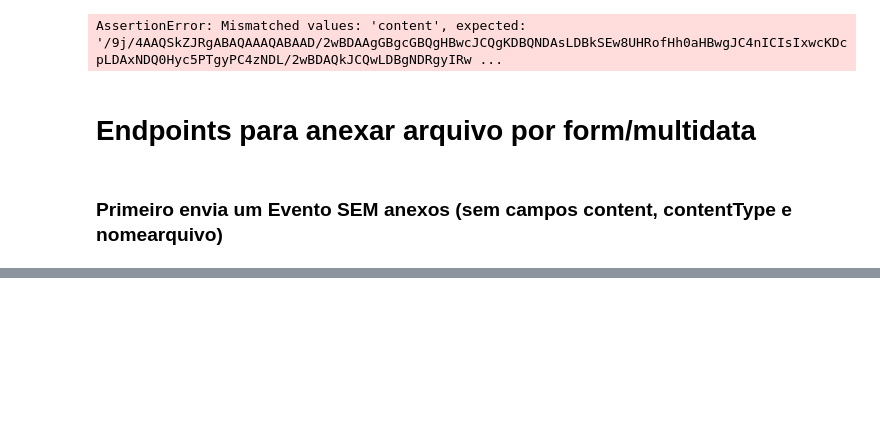
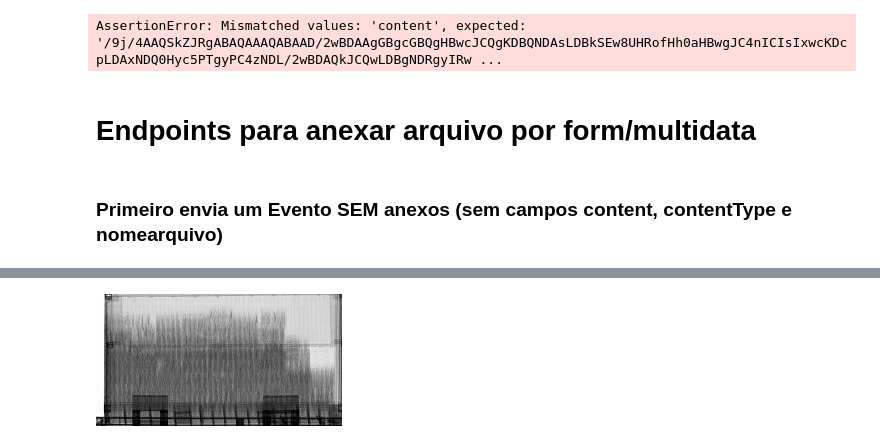
Before and after one commit to IvanBrasilico/ade02rest, a Jupyter notebook: notebooks/TestAnexos.ipynb, the cells around one changed output, grey strips where cells are left out. Saved outputs shown, nothing was run; the diff lists cells and outputs as text; code cells hidden in the pictures; blank space fills up the shorter version.

```diff
--- a/notebooks/TestAnexos.ipynb
+++ b/notebooks/TestAnexos.ipynb
@@ -236,0 +273,9 @@ print(r.text)
+# %%
+data = {'IDEvento': 0, 'tipoevento': 'InspecaonaoInvasiva'}
+# headers['Content-Type'] = 'image/jpeg'
+r = requests.post(HOME + 'upload_file',
+                  data=data,
+                  files=files,
+                  headers=headers)
+print(r.status_code)
+print(r.text)
@@ -236,0 +308,5 @@ print(r.text)
+# %%
+from base64 import b64decode
+display.Image(b64decode(r.text.encode()))
+# %% [output]
+[figure, added]
```
Also changed, not shown: parts of 13 cells of this notebook, 8 other files.
